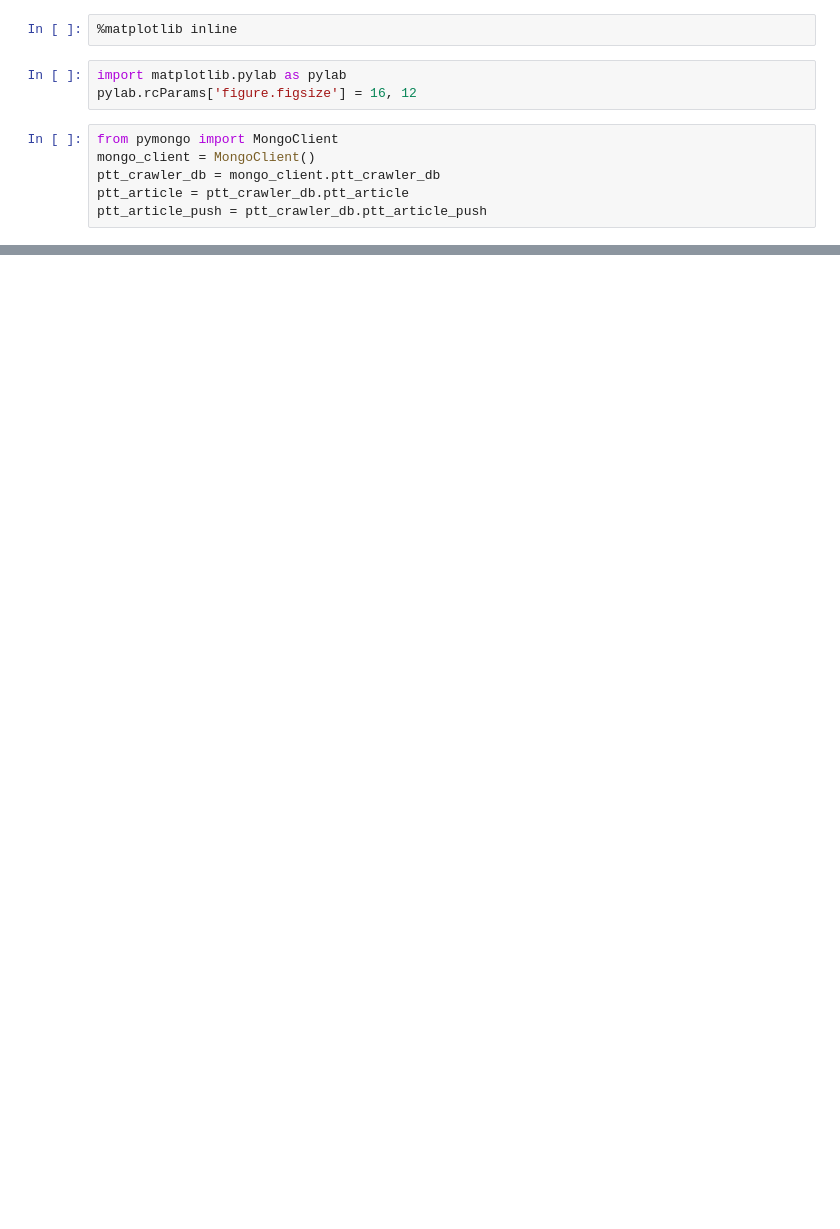
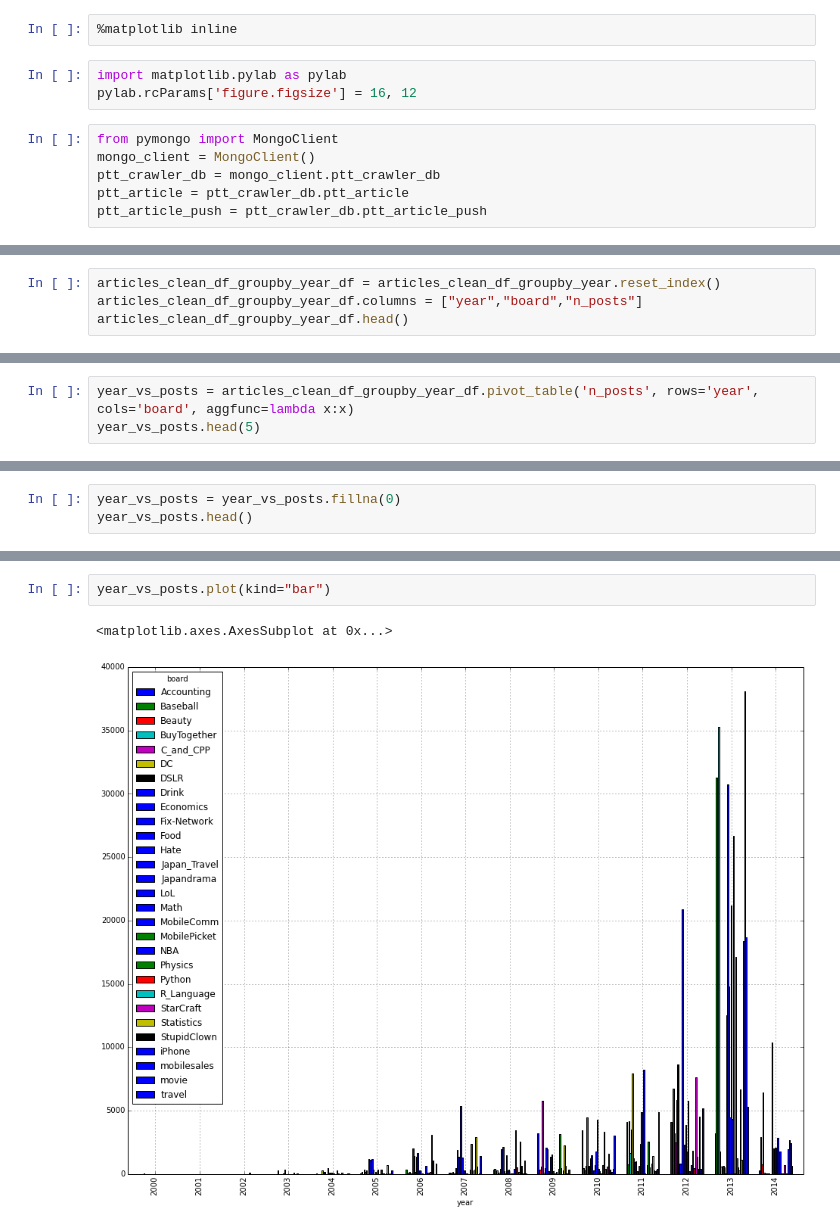
Before and after one commit to c3h3/NCCU-PyData-Courses-2013Spring, a Jupyter notebook: Lecture4/visualization/PTT_Analysis.ipynb, the cells around one changed output, grey strips where cells are left out. Saved outputs shown, nothing was run; the diff lists cells and outputs as text; blank space fills up the shorter version.

```diff
--- a/Lecture4/visualization/PTT_Analysis.ipynb
+++ b/Lecture4/visualization/PTT_Analysis.ipynb
@@ -80,0 +136,4 @@ articles_clean_df = articles_filtered_df[["user_id","_id"]]
+# %%
+articles_clean_df_groupby_year_df = articles_clean_df_groupby_year.reset_index()
+articles_clean_df_groupby_year_df.columns = ["year","board","n_posts"]
+articles_clean_df_groupby_year_df.head()
@@ -80,0 +148,3 @@ articles_clean_df = articles_filtered_df[["user_id","_id"]]
+# %%
+year_vs_posts = articles_clean_df_groupby_year_df.pivot_table('n_posts', rows='year', cols='board', aggfunc=lambda x:x)
+year_vs_posts.head(5)
@@ -80,0 +160,3 @@ articles_clean_df = articles_filtered_df[["user_id","_id"]]
+# %%
+year_vs_posts = year_vs_posts.fillna(0)
+year_vs_posts.head()
@@ -80,0 +172,5 @@ articles_clean_df = articles_filtered_df[["user_id","_id"]]
+# %%
+year_vs_posts.plot(kind="bar")
+# %% [output]
+<matplotlib.axes.AxesSubplot at 0x...>
+[figure, added]
```
Also changed, not shown: parts of 34 cells of this notebook, 4 other files.
